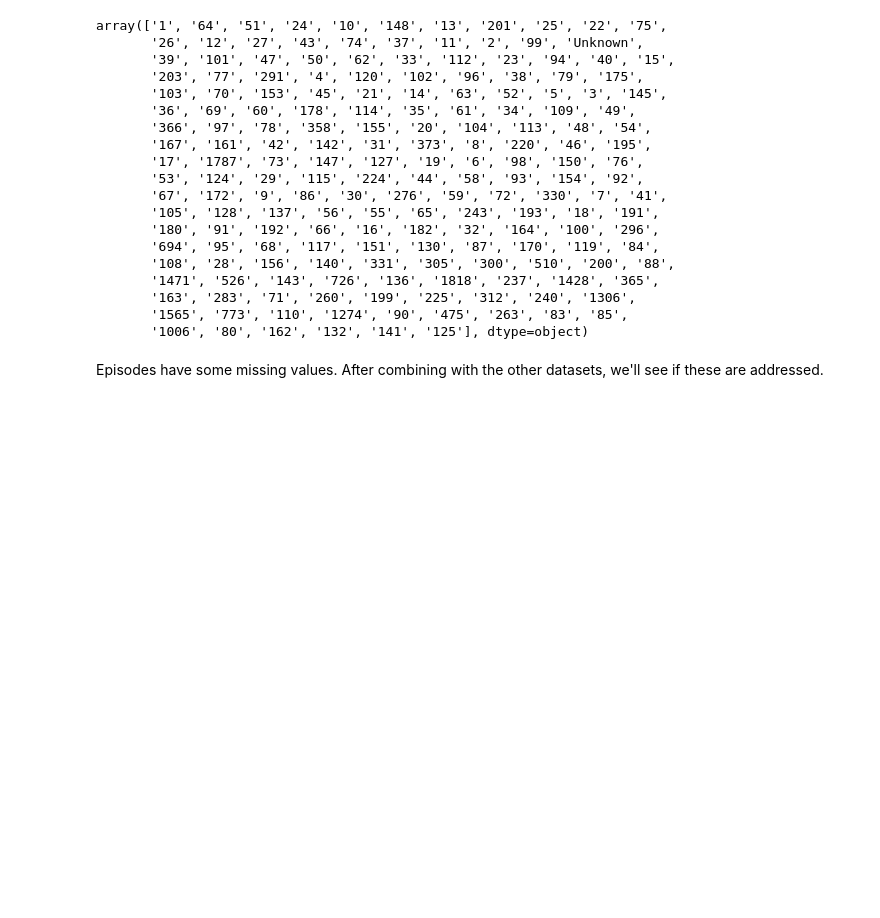
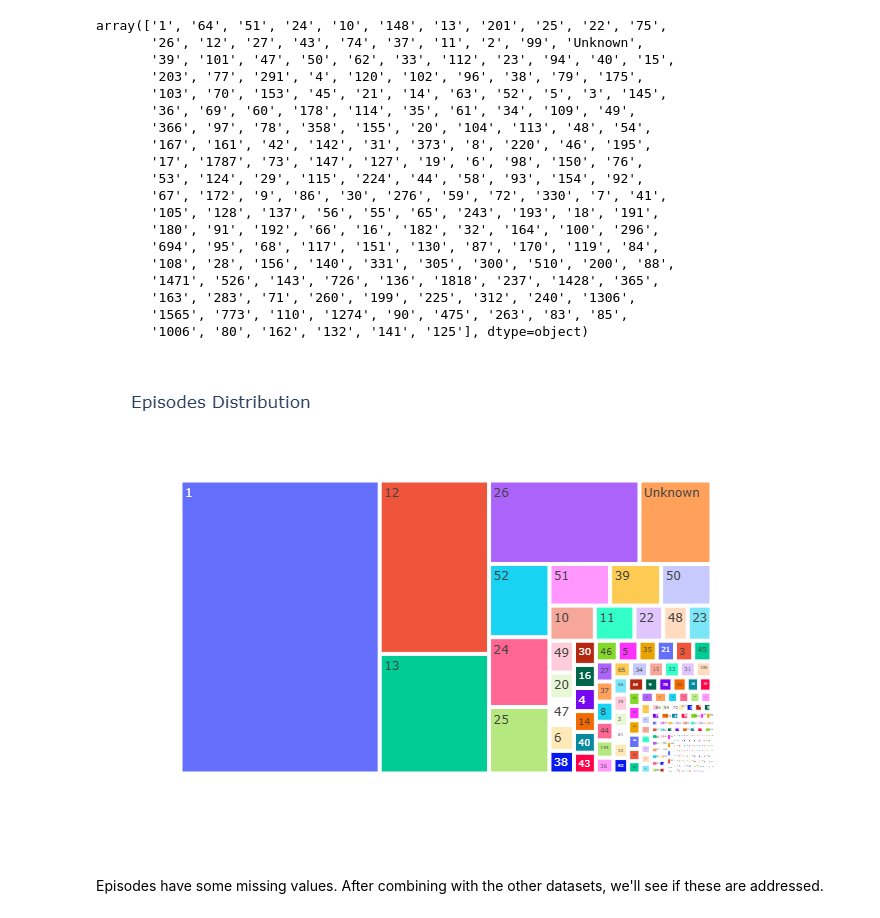
Before and after one commit to deltel/anime-recommendation-documentation, a Jupyter notebook: data_understanding_prepare_data.ipynb, the cells around one changed output. Saved outputs shown, nothing was run; the diff lists cells and outputs as text; code cells hidden in the pictures; blank space fills up the shorter version.

```diff
--- a/data_understanding_prepare_data.ipynb
+++ b/data_understanding_prepare_data.ipynb
@@ -101,8 +109,11 @@ array(['1', '64', '51', '24', '10', '148', '13', '201', '25', '22', '75',
 # %%
 episodes_df = cu_anime_df["episodes"].value_counts().to_frame()
 episodes_df = episodes_df.reset_index()
 fig = px.treemap(episodes_df, path=['episodes'], values='count', title="Episodes Distribution")
-fig.show()
+fig.write_image(f"{plots_location}\\anime_recommendations_database\\episode_distribution.png")
+Image(filename=f"{plots_location}\\anime_recommendations_database\\episode_distribution.png")
+# %% [output]
+[figure, added]
 # %% [markdown]
 Episodes have some missing values. After combining with the other datasets, we'll see if these are addressed.
 # %%
```
Also changed, not shown: parts of 6 cells of this notebook, 19 other files.
